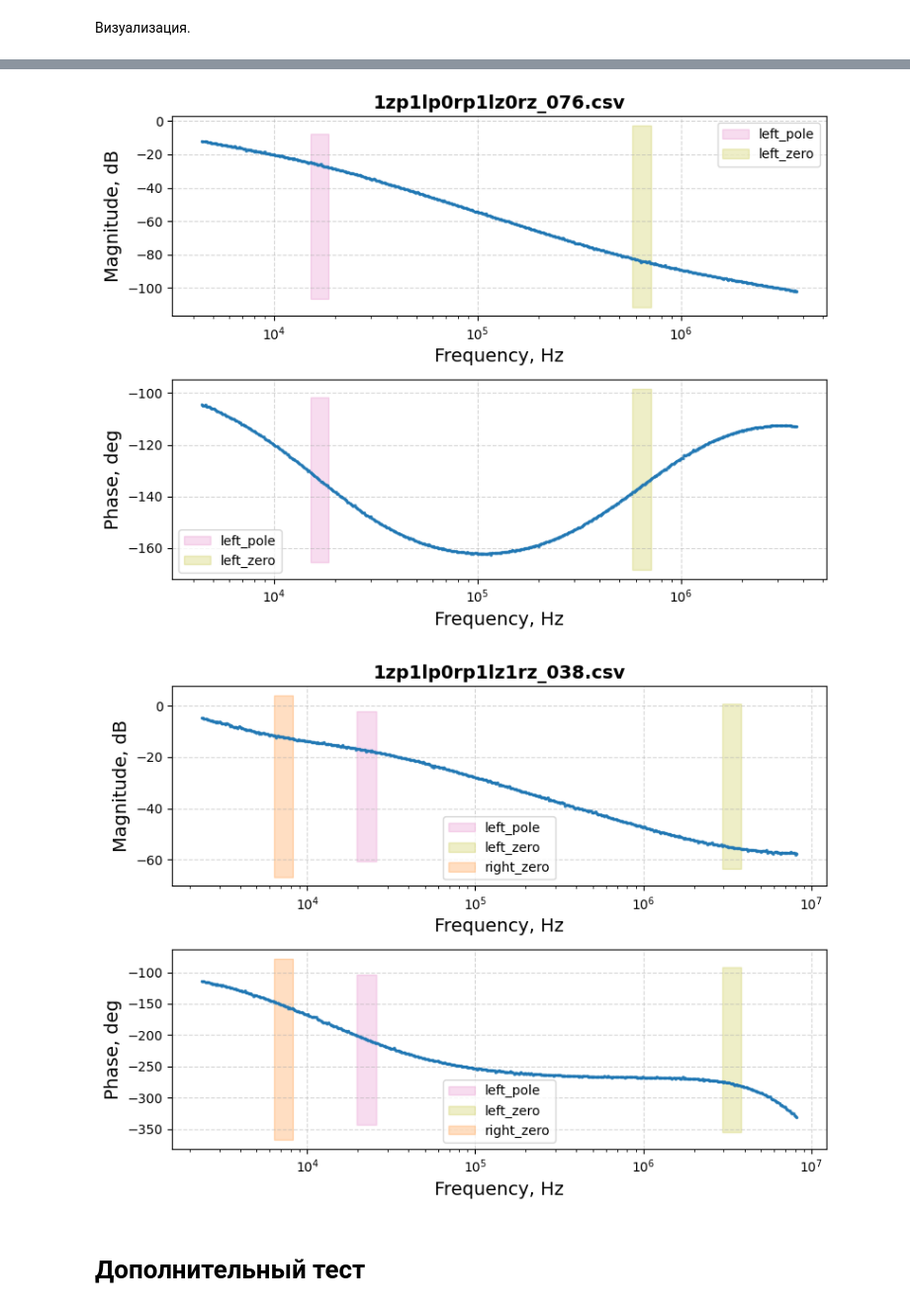
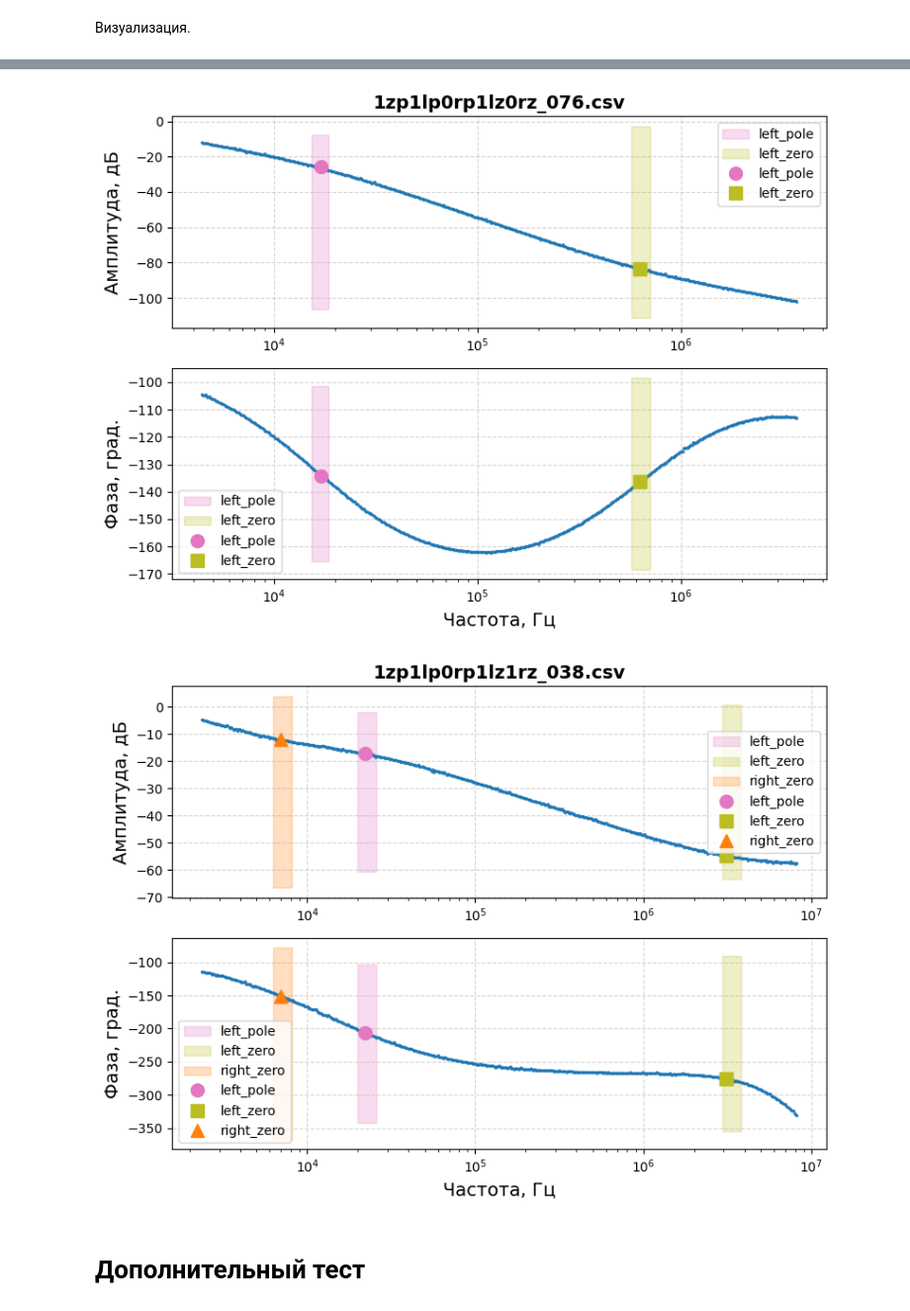
Before and after one commit to romangorbunov91/frequency-response-encoder, a Jupyter notebook: test_nb.ipynb, the cells around one changed output, grey strips where cells are left out. Shown at 99% size. Cells and saved outputs as stored; diff of their text form; code cells hidden in the pictures.

Commit message:
freq_masks_to_mask added.

```diff
--- a/test_nb.ipynb
+++ b/test_nb.ipynb
@@ -105,15 +104,15 @@ PLOT_CONFIG = {
     'grid_alpha': 0.5,
     'plots': [
         {
-            'ylabel': 'Magnitude, dB',
-            'xlabel': 'Frequency, Hz', # 'Frequency, Hz', 'Samples',
+            'ylabel': 'Амплитуда, дБ', # 'Magnitude, dB'
+            'xlabel': None, #'Частота, Гц', # 'Frequency, Hz', 'Samples',
             'xscale': 'log', # 'log', 'linear',
             'arg_key': 'freq', # 'freq', 'samples',
             'data_key': 'mag'
         },
         {
-            'ylabel': 'Phase, deg',
-            'xlabel': 'Frequency, Hz',
+            'ylabel': 'Фаза, град.', # 'Phase, deg'
+            'xlabel': 'Частота, Гц',
             'xscale': 'log',
             'arg_key': 'freq',
             'data_key': 'ph'
@@ -129,6 +128,17 @@ PLOT_CONFIG = {
 # %%
 from typing import Union, Any, Dict, Optional, List
 from matplotlib import pyplot as plt
+
+def freq_masks_to_mask(freq_masks: List[List[float]], freq: np.ndarray):
+
+    masks = []
+
+    for freq_mask in freq_masks:
+        source = np.asarray(freq).ravel()
+        targets = np.asarray(freq_mask).ravel()
+        diff_matrix = np.abs(source[:, np.newaxis] - targets)
+        masks.append(np.argmin(diff_matrix, axis=0))
+    return masks
 
 def plot_responses(
     plot_config: Dict[str, Any],
@@ -180,7 +190,7 @@ def plot_responses(
         # Mark masks.
         if masks is not None:
             for m_idx, m_cfg in enumerate(plot_config['masks']):
-                indices = np.where(masks[m_idx] == 1)[0]
+                indices = masks[m_idx]
                 if len(indices) > 0:
                     has_mask = True
                     ax.plot(x_data[indices], y_data[indices],
@@ -210,11 +220,21 @@ def plot_responses(
     plt.show()
     plt.close(fig)
 # %%
-for data, predictions, sample_file_name in zip(data_list, predictions_list, sample_file_name_list):
+freq_masks_list = [
+    [[20e3], [], [], []],
+    [[85e3], [], [], [58e3]],
+    [[520e3], [], [], []],
+    [[17e3], [], [630e3], []],
+    [[22e3], [], [3.1e6], [7e3]]
+]
+
+for data, freq_masks, predictions, sample_file_name in zip(data_list, freq_masks_list, predictions_list, sample_file_name_list):
+    masks = freq_masks_to_mask(freq_masks=freq_masks, freq=data[0,:])
     plot_responses(
         plot_config=PLOT_CONFIG,
         data=data,
         title=sample_file_name,
+        masks=masks,
         regions=predictions
         )
 # %% [output]
@@ -224,5 +244,5 @@ for data, predictions, sample_file_name in zip(data_list, predictions_list, samp
-[figure, old version]
+[figure, new version]
-[figure, old version]
+[figure, new version]
 # %% [markdown]
 # Дополнительный тест
 # %% [markdown]
```
Also changed, not shown: parts of 8 cells of this notebook.
